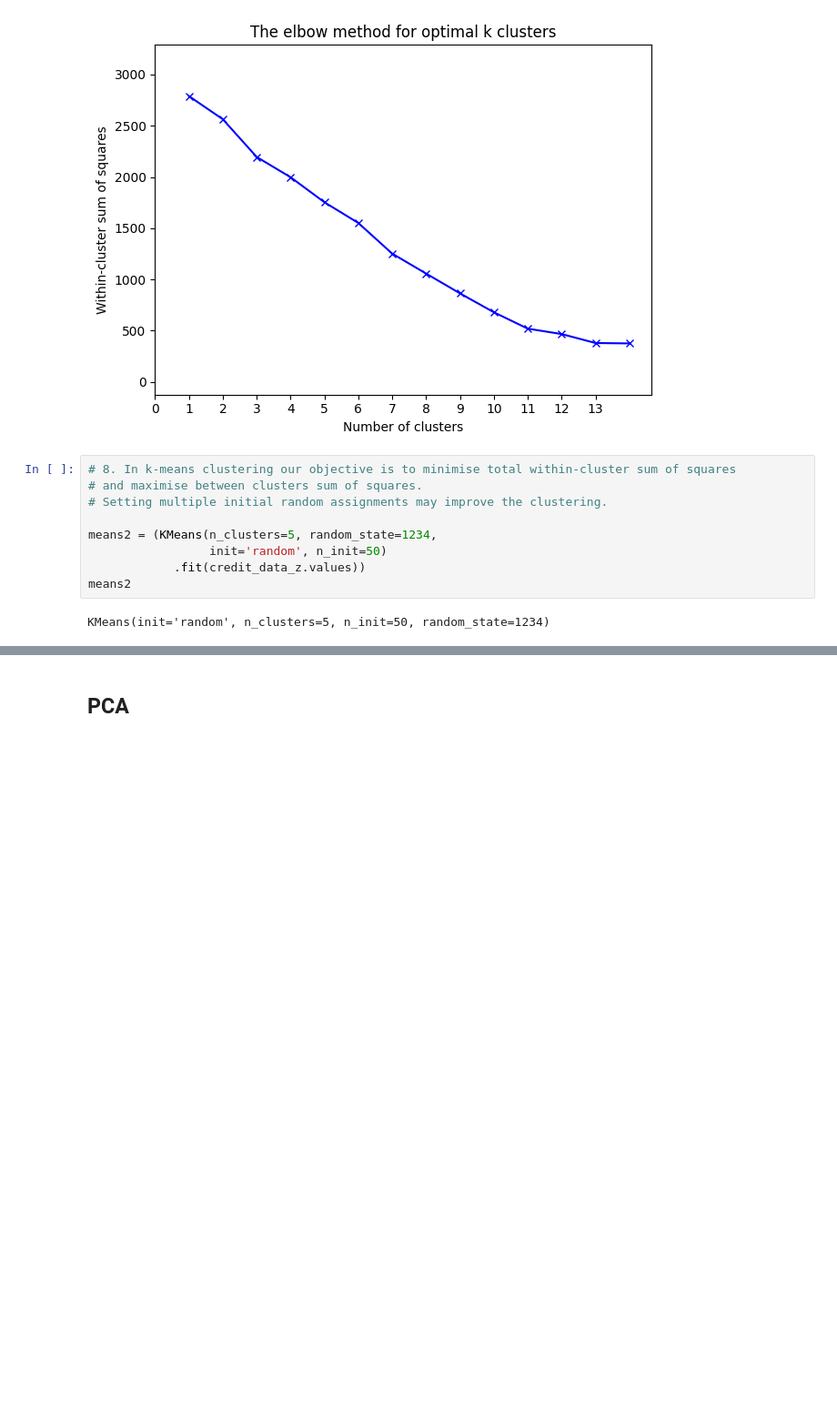
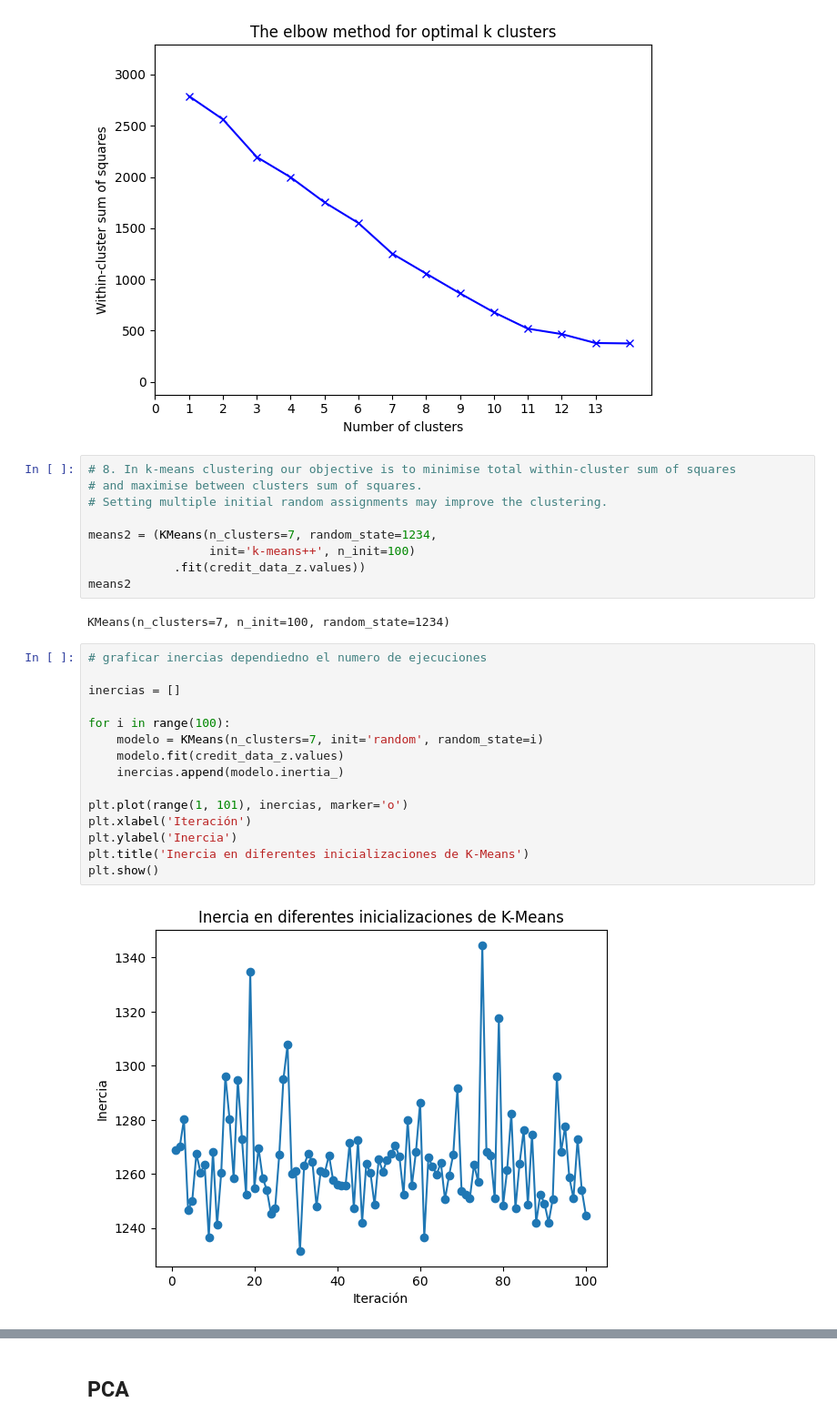
Before and after one commit to edgarMuno/DISCAPACIDADCLUSTERS, a Jupyter notebook: Vinculacion/Preprocesado_Cluster_All_variables.ipynb, the cells around one changed output, grey strips where cells are left out. Shown at 91% size. Drawn from its saved outputs; the diff is of its cells as text; blank space fills up the shorter version.

```diff
--- a/Vinculacion/Preprocesado_Cluster_All_variables.ipynb
+++ b/Vinculacion/Preprocesado_Cluster_All_variables.ipynb
@@ -805,12 +805,29 @@ plt.tight_layout()
 # and maximise between clusters sum of squares.
 # Setting multiple initial random assignments may improve the clustering.
 
-means2 = (KMeans(n_clusters=5, random_state=1234,
-                 init='random', n_init=50)
+means2 = (KMeans(n_clusters=7, random_state=1234,
+                 init='k-means++', n_init=100)
             .fit(credit_data_z.values))
 means2
 # %% [output]
-KMeans(init='random', n_clusters=5, n_init=50, random_state=1234)
+KMeans(n_clusters=7, n_init=100, random_state=1234)
+# %%
+# graficar inercias dependiedno el numero de ejecuciones
+
+inercias = []
+
+for i in range(100):
+    modelo = KMeans(n_clusters=7, init='random', random_state=i)
+    modelo.fit(credit_data_z.values)
+    inercias.append(modelo.inertia_)
+
+plt.plot(range(1, 101), inercias, marker='o')
+plt.xlabel('Iteración')
+plt.ylabel('Inercia')
+plt.title('Inercia en diferentes inicializaciones de K-Means')
+plt.show()
+# %% [output]
+[figure, added]
 # %%
 # Calculating within clusters sum of squares for the 'means2' cluster assignment:
 wcss_means2 = sum(np.min(cdist(credit_data_z.values, means2.cluster_centers_), axis=1)**2)
```
Also changed, not shown: parts of 8 cells of this notebook.
